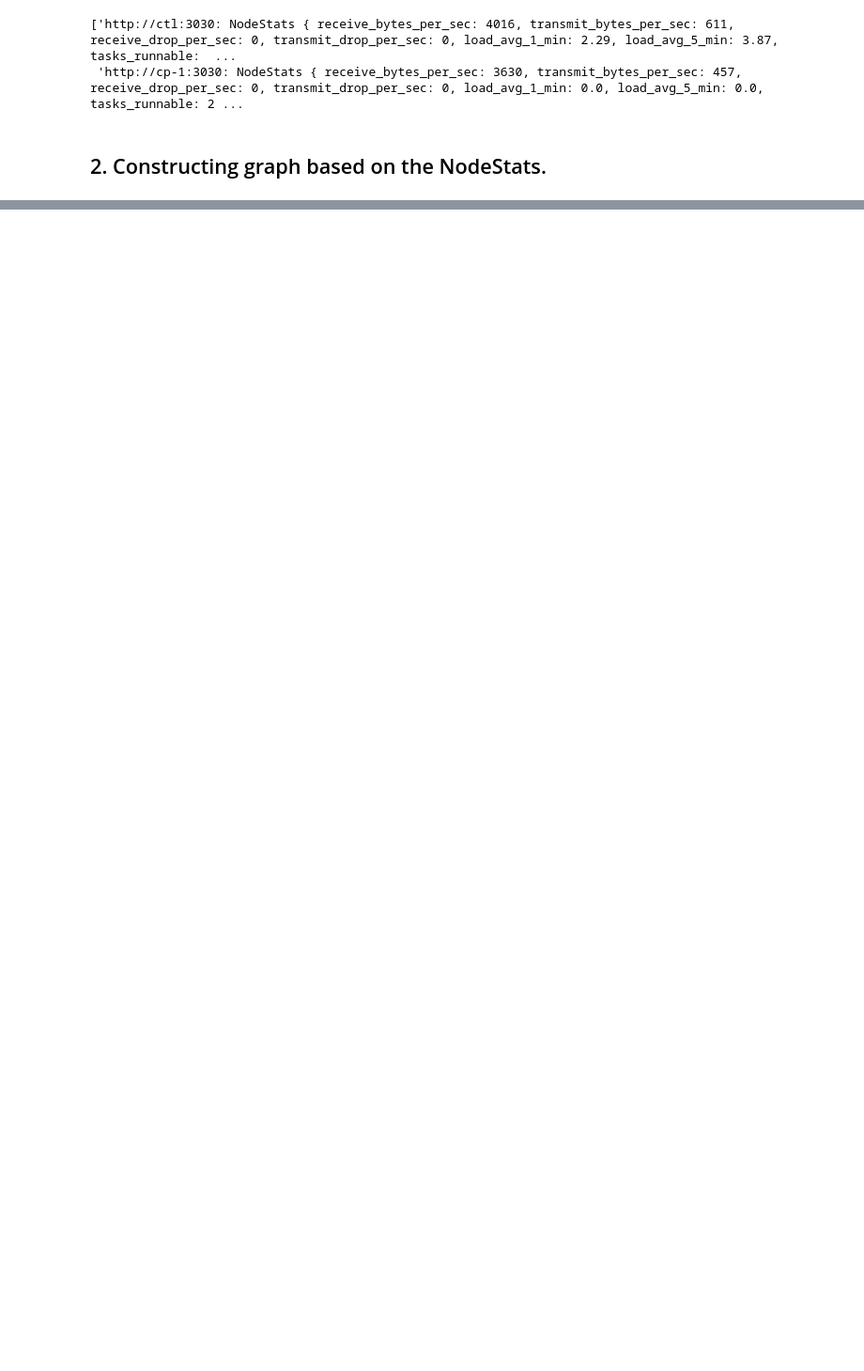
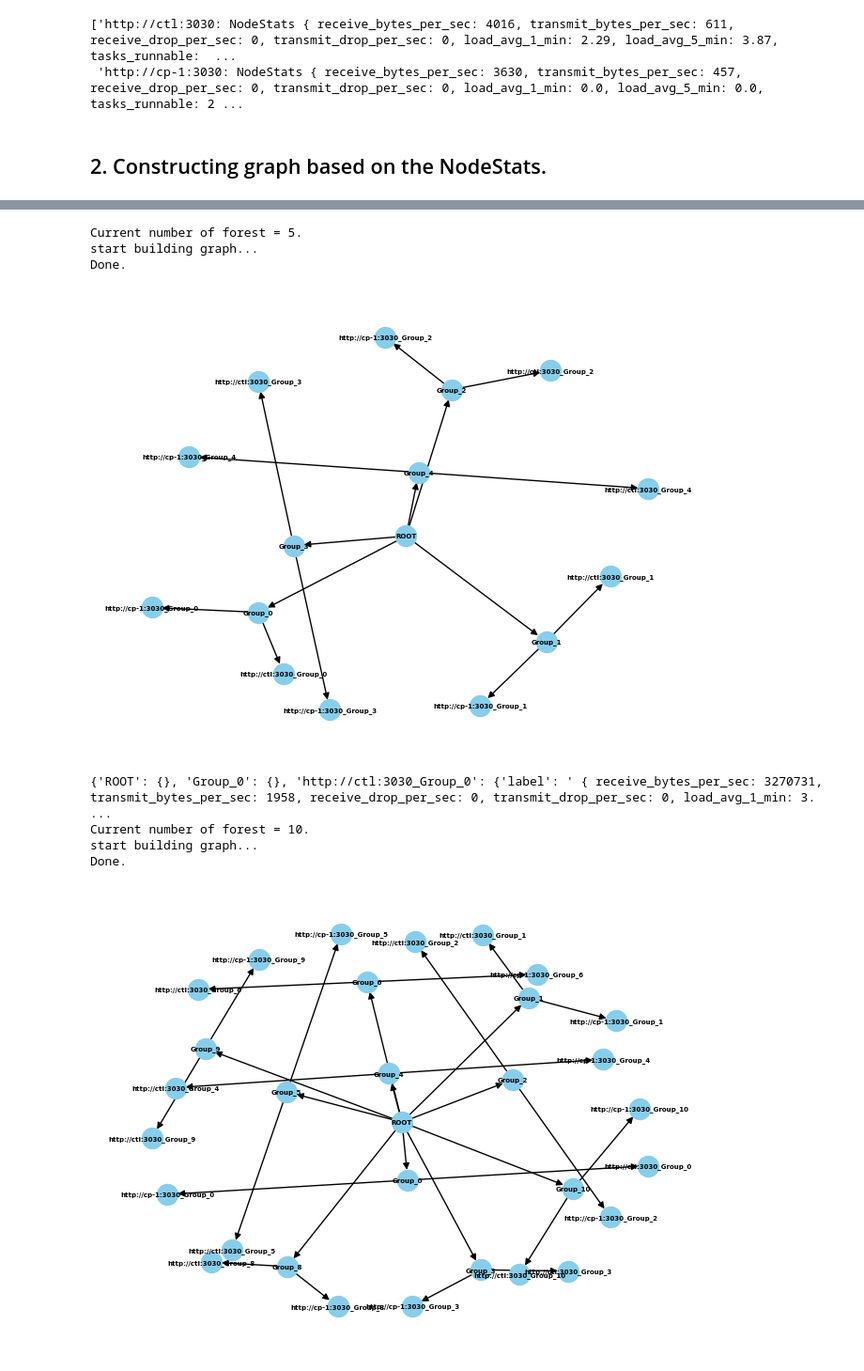
Before and after one commit to yzw19990124/VAIF_HTree_Visualizer, a Jupyter notebook: pipeline.ipynb, the cells around one changed output, grey strips where cells are left out. Shown: that part at 94% size. Cells and saved outputs as stored; diff of their text form; code cells hidden in the pictures; blank space fills up the shorter version.

```diff
--- a/pipeline.ipynb
+++ b/pipeline.ipynb
@@ -35,0 +82,17 @@ Done.
+# %%
+pipeline = [batch1, batch2, batch3, batch4]
+
+for batch in pipeline:
+    os.environ['DATA'] = json.dumps(batch)
+    print(f"Current number of forest = {len(batch)}.")
+    %run htree.py
+# %% [output]
+Current number of forest = 5.
+start building graph...
+Done.
+[figure, added]
+{'ROOT': {}, 'Group_0': {}, 'http://ctl:3030_Group_0': {'label': ' { receive_bytes_per_sec: 3270731, transmit_bytes_per_sec: 1958, receive_drop_per_sec: 0, transmit_drop_per_sec: 0, load_avg_1_min: 3. ...
+Current number of forest = 10.
+start building graph...
+Done.
+[figure, added]
```
Also changed, not shown: parts of 6 cells of this notebook, 1 other file.
